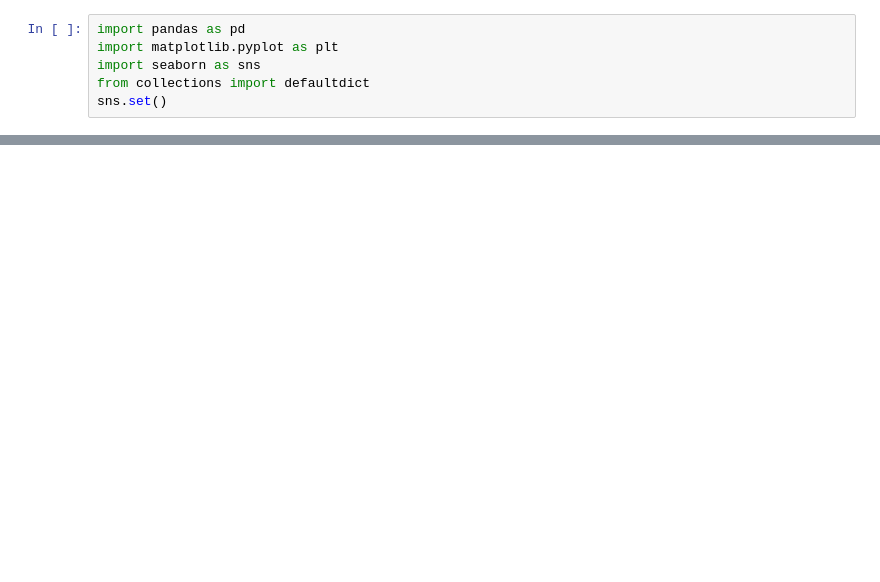
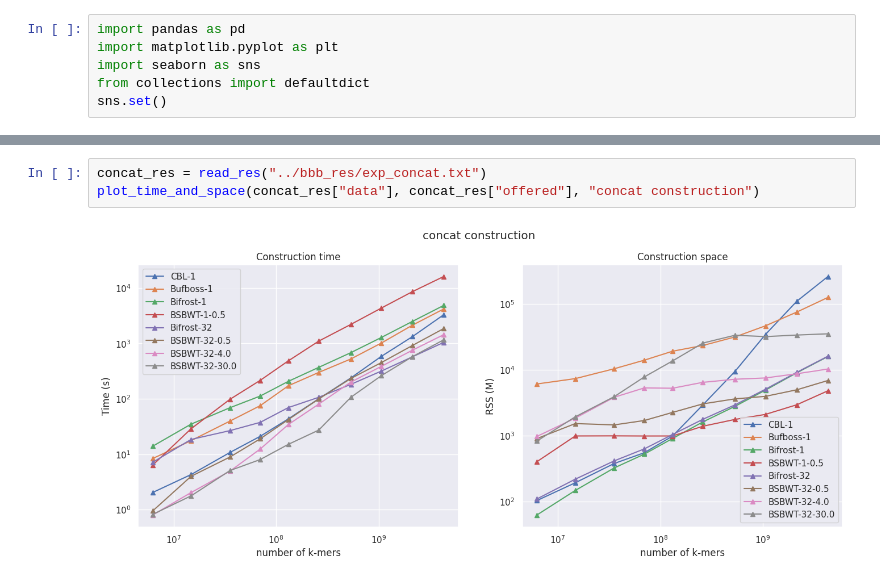
Before and after one commit to saskeli/Dynamic_SBWT_experiments, a Jupyter notebook: expanding.ipynb, the cells around one changed output, grey strips where cells are left out. Saved outputs shown, nothing was run; the diff lists cells and outputs as text; blank space fills up the shorter version.

```diff
--- a/expanding.ipynb
+++ b/expanding.ipynb
@@ -99,0 +122,5 @@ plt.show()
+# %%
+concat_res = read_res("../bbb_res/exp_concat.txt")
+plot_time_and_space(concat_res["data"], concat_res["offered"], "concat construction")
+# %% [output]
+[figure, added]
```
Also changed, not shown: parts of 10 cells of this notebook, 12 other files.
